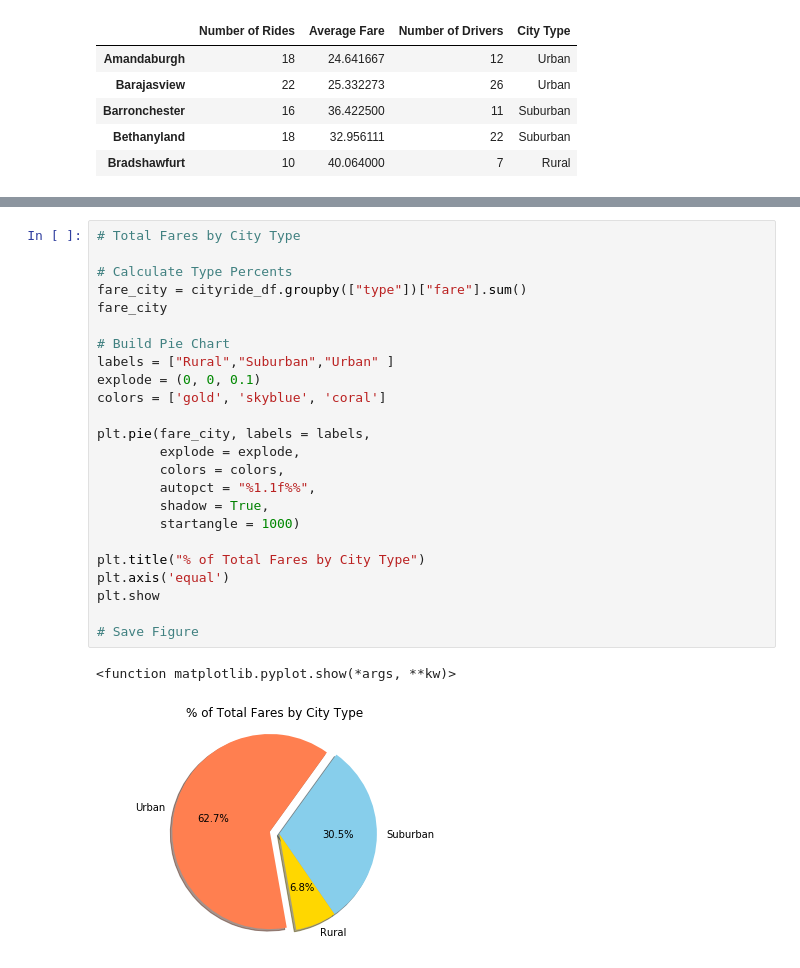
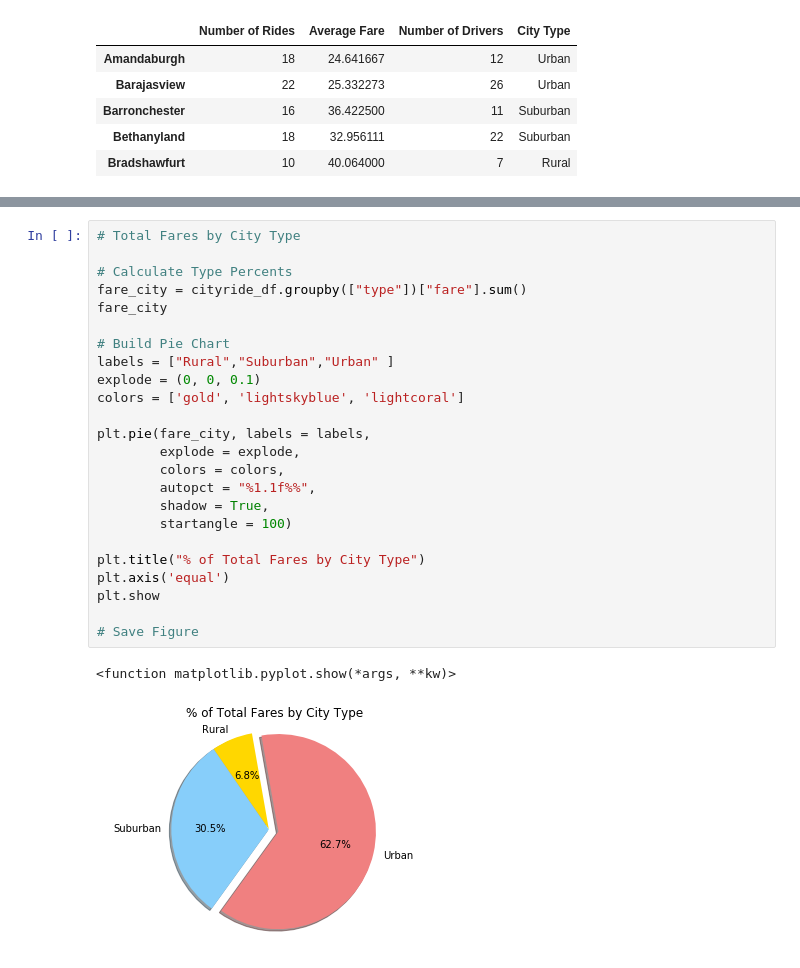
Before and after one commit to japama312/matplotlib-homework, a Jupyter notebook: pyber_JM.ipynb, the cells around one changed output, grey strips where cells are left out. Drawn from its saved outputs; the diff is of its cells as text.

```diff
--- a/pyber_JM.ipynb
+++ b/pyber_JM.ipynb
@@ -105,27 +105,27 @@ plt.show()
 # %%
 # Total Fares by City Type
 
 # Calculate Type Percents
 fare_city = cityride_df.groupby(["type"])["fare"].sum()
 fare_city
 
 # Build Pie Chart
 labels = ["Rural","Suburban","Urban" ]
 explode = (0, 0, 0.1)
-colors = ['gold', 'skyblue', 'coral']
+colors = ['gold', 'lightskyblue', 'lightcoral']
 
 plt.pie(fare_city, labels = labels,
         explode = explode,
         colors = colors,
         autopct = "%1.1f%%",
         shadow = True,
-        startangle = 1000)
+        startangle = 100)
 
 plt.title("% of Total Fares by City Type")
 plt.axis('equal')
 plt.show
 
 # Save Figure
 # %% [output]
 <function matplotlib.pyplot.show(*args, **kw)>
-[figure, old version]
+[figure, new version]
```
Also changed, not shown: parts of 3 cells of this notebook.
